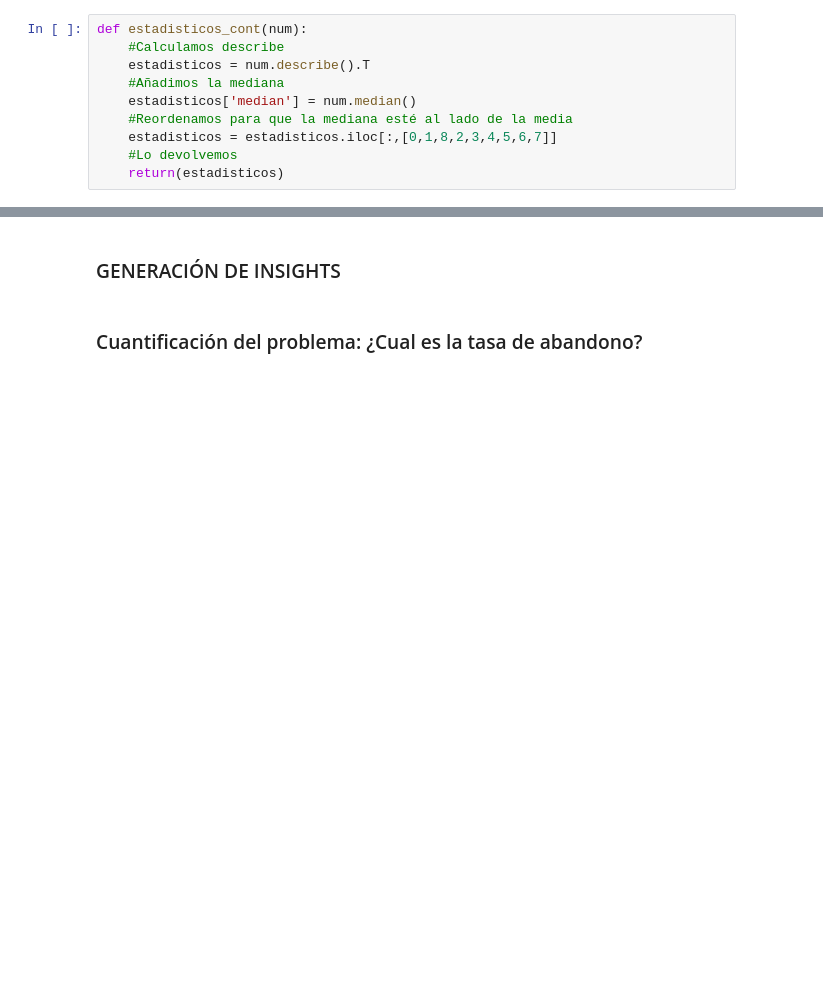
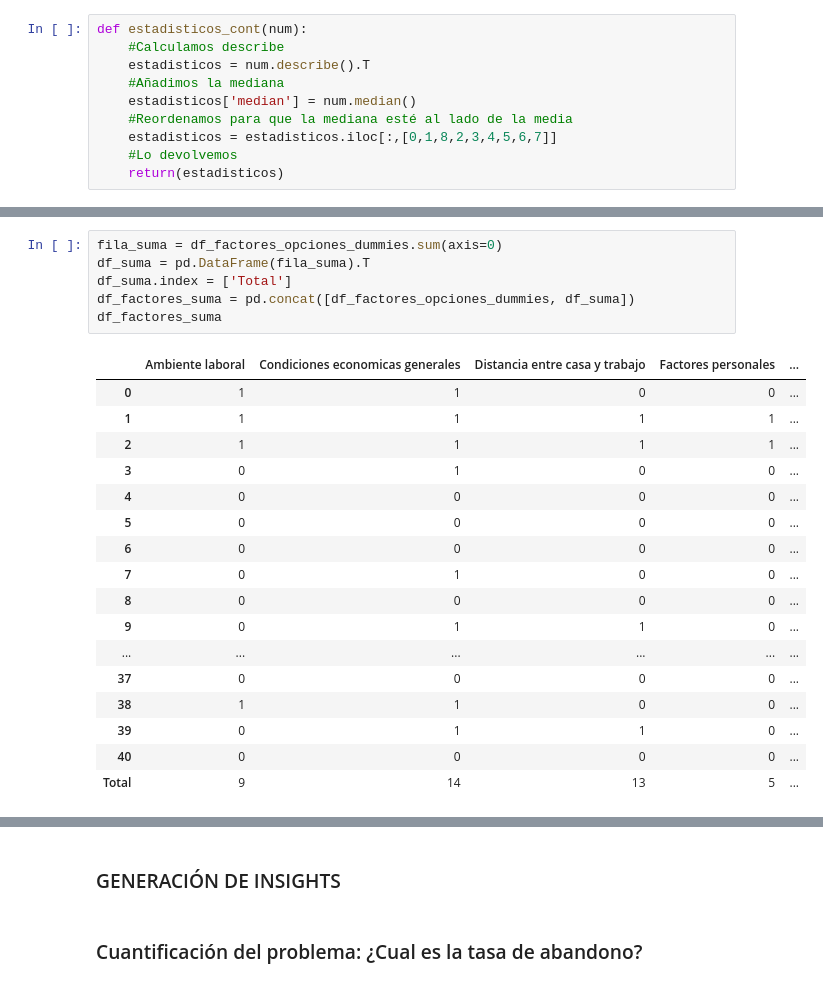
Before and after one commit to MiguelOscar-Insco/data-INSCO-hub, a Jupyter notebook: notebooks/mod_rrhh/survey_analysis.ipynb, the cells around one changed output, grey strips where cells are left out. Cells and saved outputs as stored; diff of their text form; blank space fills up the shorter version.

```diff
--- a/notebooks/mod_rrhh/survey_analysis.ipynb
+++ b/notebooks/mod_rrhh/survey_analysis.ipynb
@@ -260,0 +320,24 @@ df
+# %%
+fila_suma = df_factores_opciones_dummies.sum(axis=0)
+df_suma = pd.DataFrame(fila_suma).T
+df_suma.index = ['Total']
+df_factores_suma = pd.concat([df_factores_opciones_dummies, df_suma])
+df_factores_suma
+# %% [output]
+|  | Ambiente laboral | Condiciones economicas generales | Distancia entre casa y trabajo | Factores personales | ... |
+| 0 | 1 | 1 | 0 | 0 | ... |
+| 1 | 1 | 1 | 1 | 1 | ... |
+| 2 | 1 | 1 | 1 | 1 | ... |
+| 3 | 0 | 1 | 0 | 0 | ... |
+| 4 | 0 | 0 | 0 | 0 | ... |
+| 5 | 0 | 0 | 0 | 0 | ... |
+| 6 | 0 | 0 | 0 | 0 | ... |
+| 7 | 0 | 1 | 0 | 0 | ... |
+| 8 | 0 | 0 | 0 | 0 | ... |
+| 9 | 0 | 1 | 1 | 0 | ... |
+| ... | ... | ... | ... | ... | ... |
+| 37 | 0 | 0 | 0 | 0 | ... |
+| 38 | 1 | 1 | 0 | 0 | ... |
+| 39 | 0 | 1 | 1 | 0 | ... |
+| 40 | 0 | 0 | 0 | 0 | ... |
+| Total | 9 | 14 | 13 | 5 | ... |
```
Also changed, not shown: parts of 58 cells of this notebook, 3 other files.
